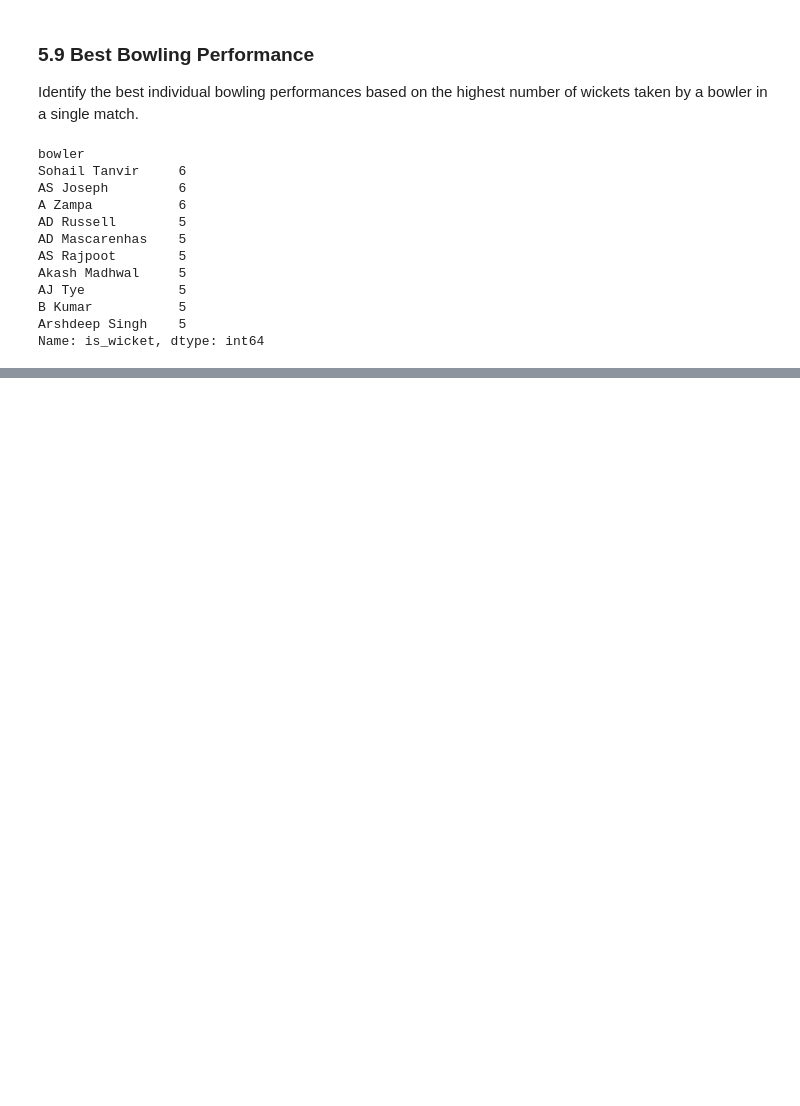
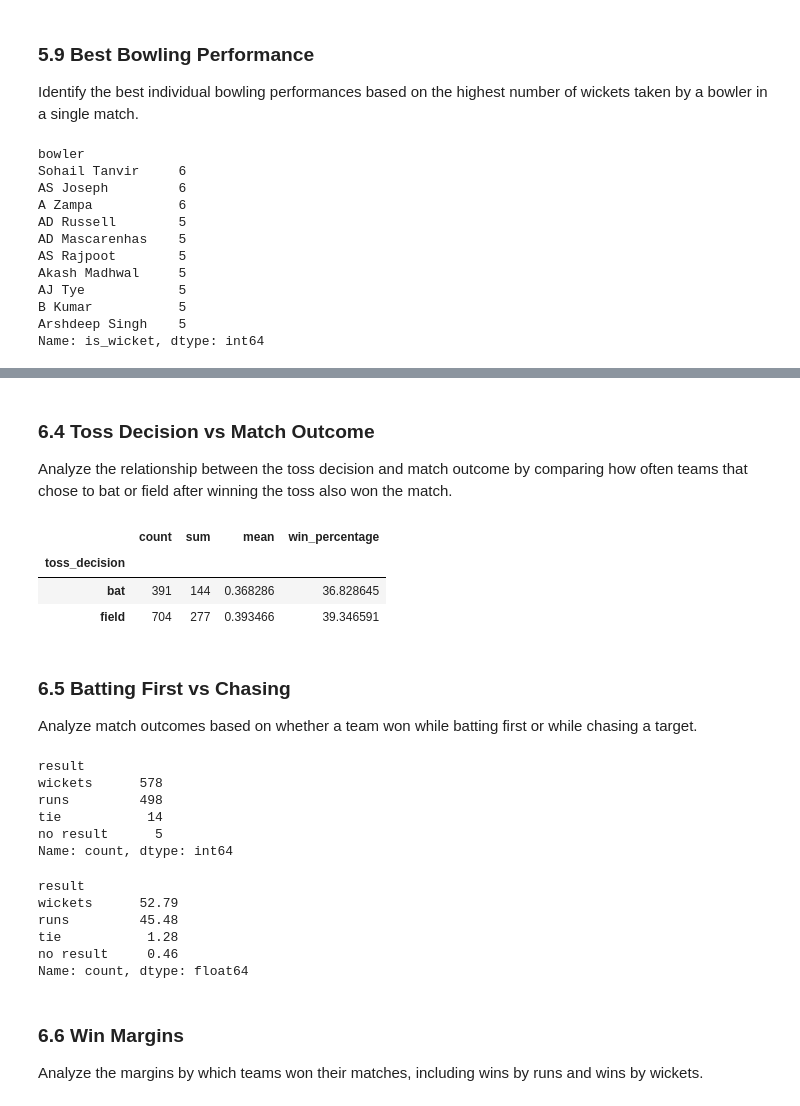
Before and after one commit to khalil-Gardiwal/ipl-data-analysis, a Jupyter notebook: notebooks/ipl-analysis.ipynb, the cells around one changed output, grey strips where cells are left out. Saved outputs shown, nothing was run; the diff lists cells and outputs as text; code cells hidden in the pictures; blank space fills up the shorter version.

```diff
--- a/notebooks/ipl-analysis.ipynb
+++ b/notebooks/ipl-analysis.ipynb
@@ -891,0 +949,52 @@ Name: is_wicket, dtype: int64
+# %% [markdown]
+### 6.4 Toss Decision vs Match Outcome
+
+Analyze the relationship between the toss decision and match outcome by comparing how often teams that chose to bat or field after winning the toss also won the match.
+# %%
+matches["toss_winner_won"] = matches["toss_winner"] == matches["winner"]
+
+toss_outcome = (
+    matches.groupby("toss_decision")["toss_winner_won"]
+    .agg(["count", "sum", "mean"])
+)
+
+toss_outcome["win_percentage"] = toss_outcome["mean"] * 100
+
+toss_outcome
+# %% [output]
+|  | count | sum | mean | win_percentage |
+| toss_decision |  |  |  |  |
+| bat | 391 | 144 | 0.368286 | 36.828645 |
+| field | 704 | 277 | 0.393466 | 39.346591 |
+# %% [markdown]
+### 6.5 Batting First vs Chasing
+
+Analyze match outcomes based on whether a team won while batting first or while chasing a target.
+# %%
+result_type = matches["result"].value_counts()
+
+result_type
+# %% [output]
+result
+wickets      578
+runs         498
+tie           14
+no result      5
+Name: count, dtype: int64
+# %%
+result_percentage = (
+    result_type / result_type.sum() * 100
+).round(2)
+
+result_percentage
+# %% [output]
+result
+wickets      52.79
+runs         45.48
+tie           1.28
+no result     0.46
+Name: count, dtype: float64
+# %% [markdown]
+### 6.6 Win Margins
+
+Analyze the margins by which teams won their matches, including wins by runs and wins by wickets.
```
Also changed, not shown: parts of 20 cells of this notebook.
